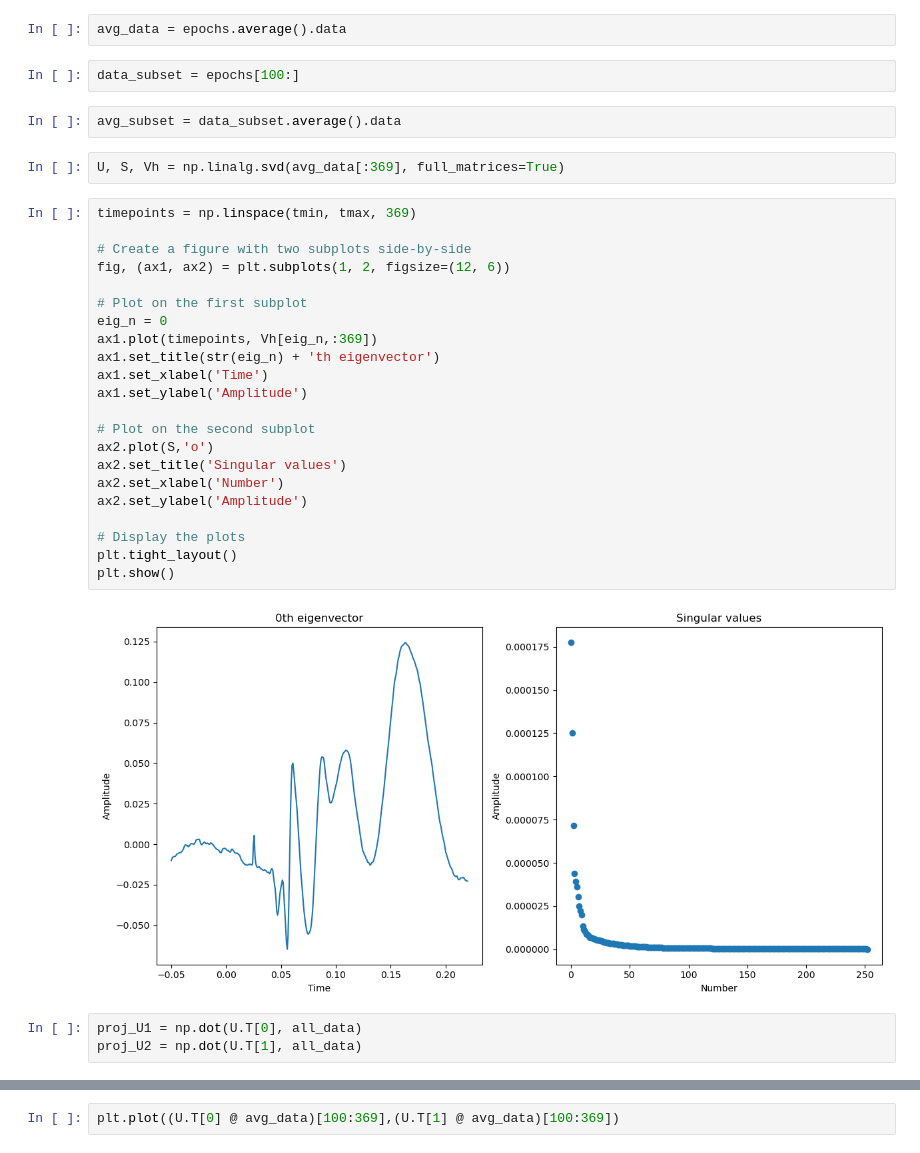
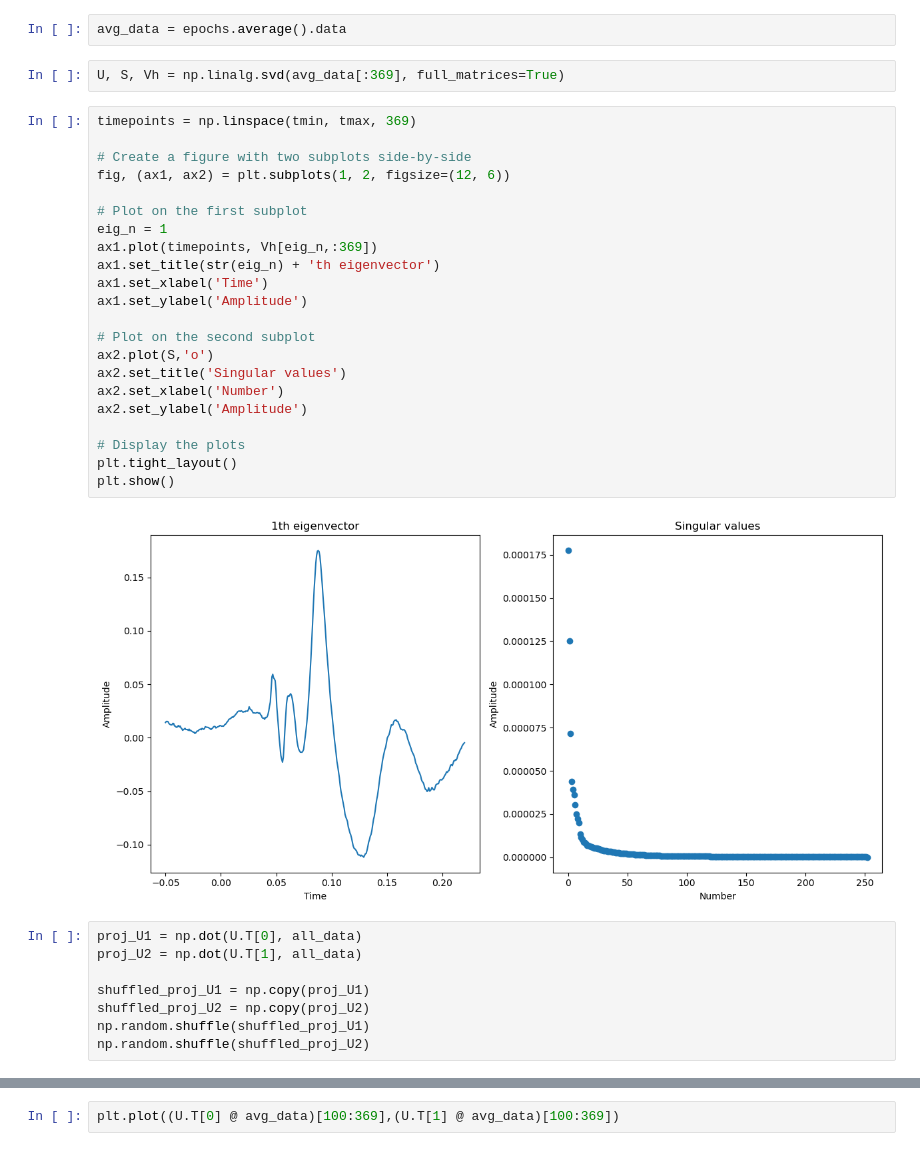
Before and after one commit to allshaks/eeg_llm, a Jupyter notebook: test_open_data.ipynb, the cells around one changed output, grey strips where cells are left out. Saved outputs shown, nothing was run; the diff lists cells and outputs as text.

```diff
--- a/test_open_data.ipynb
+++ b/test_open_data.ipynb
@@ -36,36 +35,37 @@ Loading data for 1 events and 554 original time points ...
 [figure]
 # %%
 avg_data = epochs.average().data
-# %%
-data_subset = epochs[100:]
-# %%
-avg_subset = data_subset.average().data
 # %%
 U, S, Vh = np.linalg.svd(avg_data[:369], full_matrices=True)
 # %%
 timepoints = np.linspace(tmin, tmax, 369)
 
 # Create a figure with two subplots side-by-side
 fig, (ax1, ax2) = plt.subplots(1, 2, figsize=(12, 6))
 
 # Plot on the first subplot
-eig_n = 0
+eig_n = 1
 ax1.plot(timepoints, Vh[eig_n,:369])
 ax1.set_title(str(eig_n) + 'th eigenvector')
 ax1.set_xlabel('Time')
 ax1.set_ylabel('Amplitude')
 
 # Plot on the second subplot
 ax2.plot(S,'o')
 ax2.set_title('Singular values')
 ax2.set_xlabel('Number')
 ax2.set_ylabel('Amplitude')
 
 # Display the plots
 plt.tight_layout()
 plt.show()
 # %% [output]
-[figure, old version]
+[figure, new version]
 # %%
 proj_U1 = np.dot(U.T[0], all_data)
 proj_U2 = np.dot(U.T[1], all_data)
+
+shuffled_proj_U1 = np.copy(proj_U1)
+shuffled_proj_U2 = np.copy(proj_U2)
+np.random.shuffle(shuffled_proj_U1)
+np.random.shuffle(shuffled_proj_U2)
```
Also changed, not shown: parts of 4 cells of this notebook.
